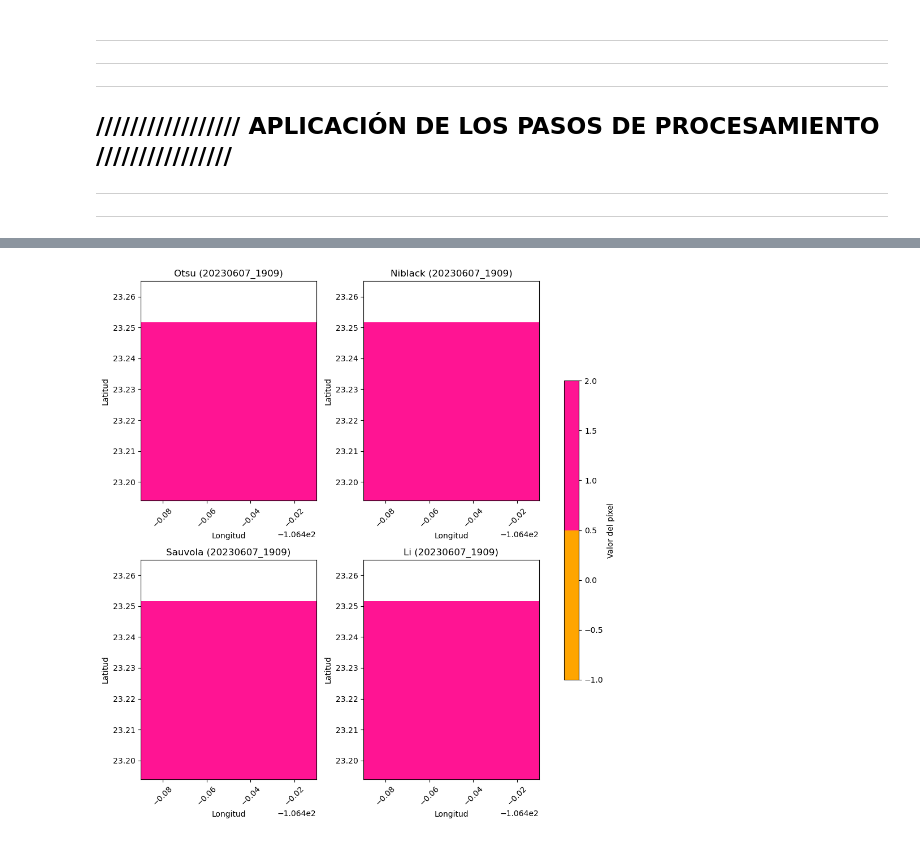
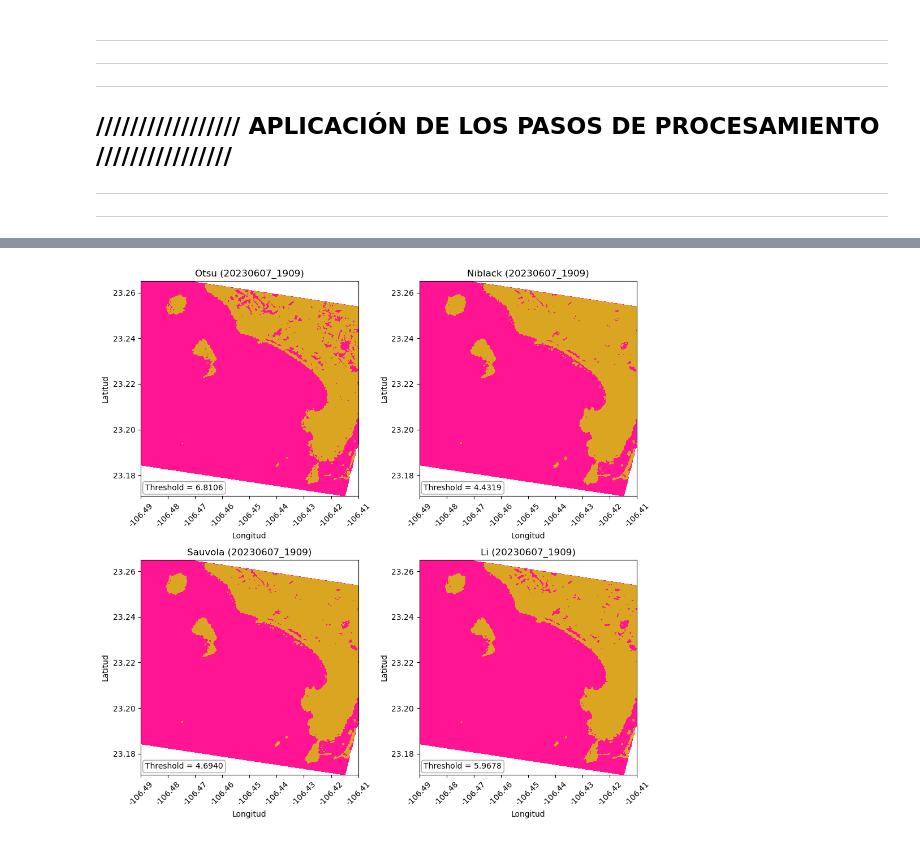
Before and after one commit to CristopherFoster/coastalcf, a Jupyter notebook: Example.ipynb, the cells around one changed output, grey strips where cells are left out. Drawn from its saved outputs; the diff is of its cells as text; code cells hidden in the pictures.

```diff
--- a/Example.ipynb
+++ b/Example.ipynb
@@ -198,2 +170,13 @@ Guardando producto corregido: C:\Users\c4cfo\OneDrive\CENTROGEO-cfoster\1_ENSOCE
 # %%
-ProductIO.writeProduct(producto, output_path, "GeoTIFF")
+# 9. Corrección geométrica: geometricCorrection [corrected]
+
+print("Applying terrain correction to all thresholded products...")
+
+productos_binarios_corrected = {}
+for nombre, (producto, threshold) in productos_para_graficar.items():
+    print(f" -> Corrigiendo: {nombre}")
+    corregido = clf.geometricCorrection(producto, toPrint=True)
+    if corregido is None:
+        print(f"⚠️  No se pudo corregir el producto: {nombre}")
+    else:
+        productos_binarios_corrected[nombre] = (corregido, threshold)
@@ -200,4 +201,5 @@ ProductIO.writeProduct(producto, output_path, "GeoTIFF")
-# %%
-aplicar_correccion_y_grid(productos_binarios, output_directory, sentinel_id=sentinel_id)
-# %% [output]
-[figure, removed]
+# %%
+from coastalcf.wbplots import aplicar_correccion_y_grid
+aplicar_correccion_y_grid(productos_binarios_corrected, output_directory, sentinel_id)
+# %% [output]
+[figure, added]
```
Also changed, not shown: parts of 3 cells of this notebook, 9 other files.
